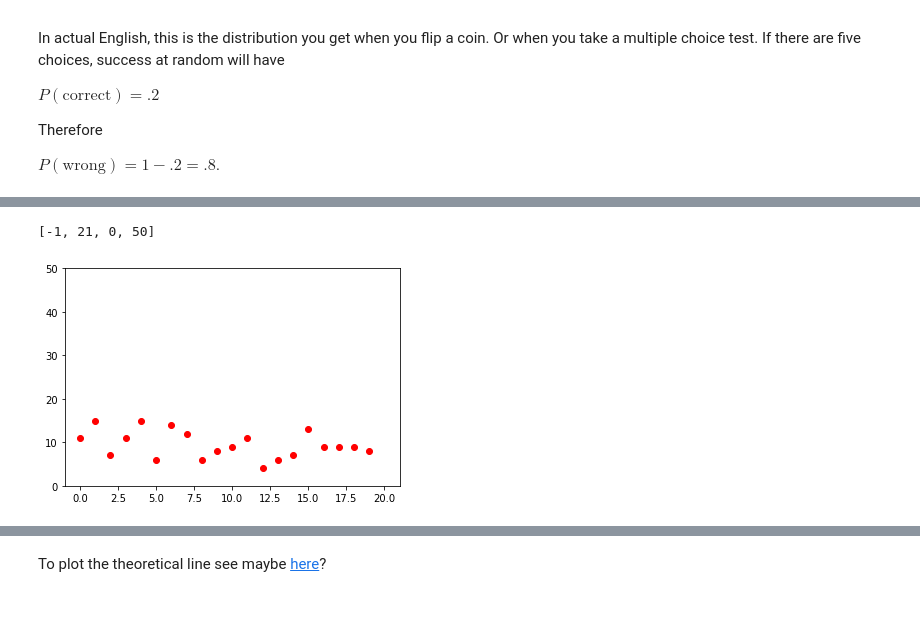
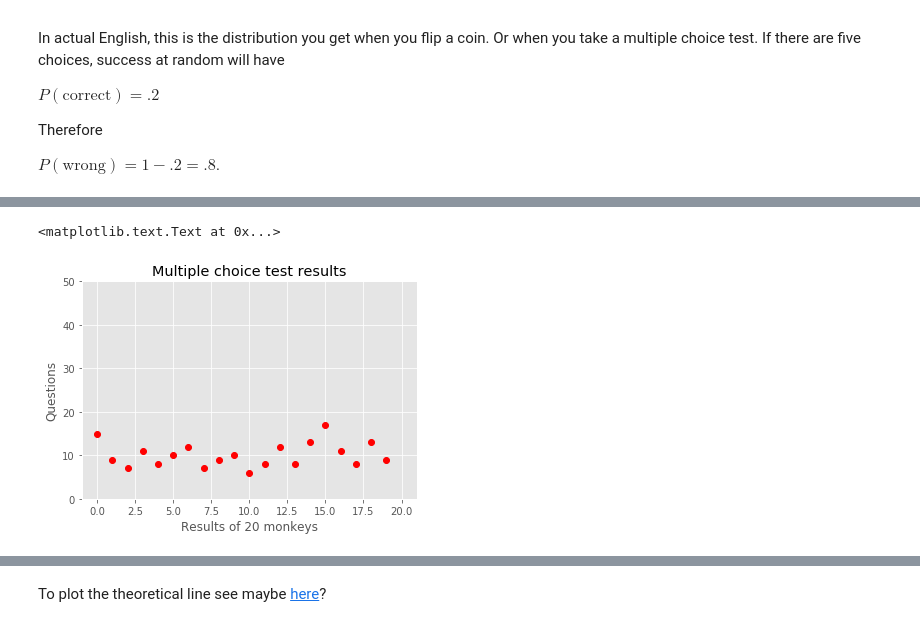
Before and after one commit to mehemken/stats_sesh, a Jupyter notebook: Stats ML with Python.ipynb, the cells around one changed output, grey strips where cells are left out. Saved outputs shown, nothing was run; the diff lists cells and outputs as text; code cells hidden in the pictures.

```diff
--- a/Stats ML with Python.ipynb
+++ b/Stats ML with Python.ipynb
@@ -240,8 +242,12 @@ Correlation coeficient:
 
 Numpy has functions to generate random data with [these](https://docs.scipy.org/doc/numpy-1.13.0/reference/routines.random.html) probability distributions.
 # %%
+# Some style stuff for the plots
+
 from matplotlib import pyplot as plt
+import matplotlib.style as mplstyle
 %matplotlib inline
+mplstyle.use('ggplot')
 # %% [markdown]
 ### Binomial distribution <a class="anchor" id="binomial-dist"></a>
 
@@ -284,18 +273,22 @@ plt.axis([-1, 11, 0, 110])
 # %%
 # Have a monkey take a multiple choice test with fifty questions.
 # There are five choices per question.
 # Get the results of twenty monkeys.
 
 n = 50
 p = .2
 
 monkeys = np.random.binomial(n, p, 20)
 
 monkeys
 x = np.arange(0,20,1)  # for the x axis
 
+
 plt.plot(x, monkeys, 'ro')
 plt.axis([-1,21,0,50])
+plt.ylabel('Questions')
+plt.xlabel('Results of 20 monkeys')
+plt.title('Multiple choice test results')
 # %% [output]
-[-1, 21, 0, 50]
+<matplotlib.text.Text at 0x...>
-[figure, old version]
+[figure, new version]
```
Also changed, not shown: parts of 20 cells of this notebook.
